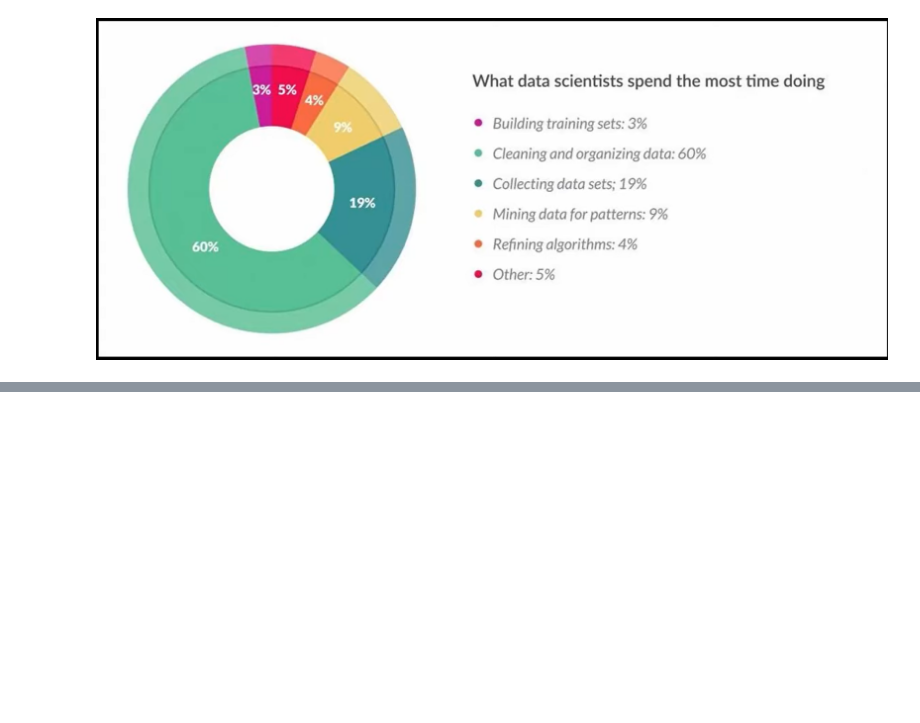
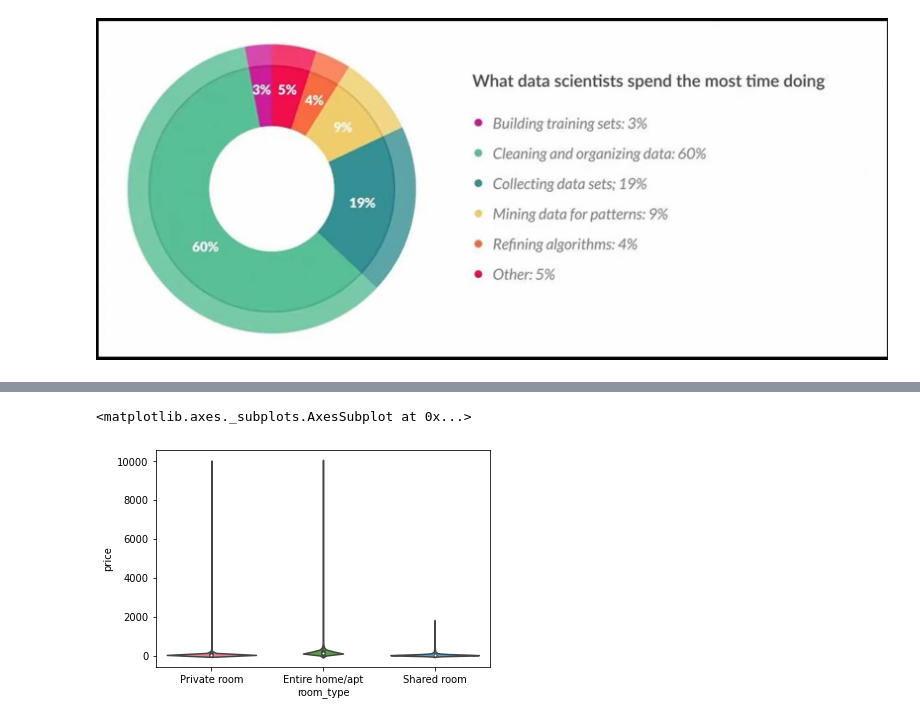
Before and after one commit to AftabUdaipurwala/PythonBasics, a Jupyter notebook: Feature_Engineering_Tutorial_Python_1.ipynb, the cells around one changed output, grey strips where cells are left out. Drawn from its saved outputs; the diff is of its cells as text; code cells hidden in the pictures; blank space fills up the shorter version.

Commit message:
Learnt  how to remove outliers based on quantiles and check it using violin plots

```diff
--- a/Feature_Engineering_Tutorial_Python_1.ipynb
+++ b/Feature_Engineering_Tutorial_Python_1.ipynb
@@ -14,0 +146,4 @@
+# %%
+# reading  data in the file
+df = pd.read_csv('/content/drive/MyDrive/py-master/ML/FeatureEngineering/1_outliers/Exercise/AB_NYC_2019.csv')
+df.head(3)
@@ -14,0 +155,6 @@
+# %%
+import seaborn as sns
+sns.violinplot(y=df.price, x = df.room_type, palette = 'husl')
+# %% [output]
+<matplotlib.axes._subplots.AxesSubplot at 0x...>
+[figure, added]
```
Also changed, not shown: parts of 19 cells of this notebook.
